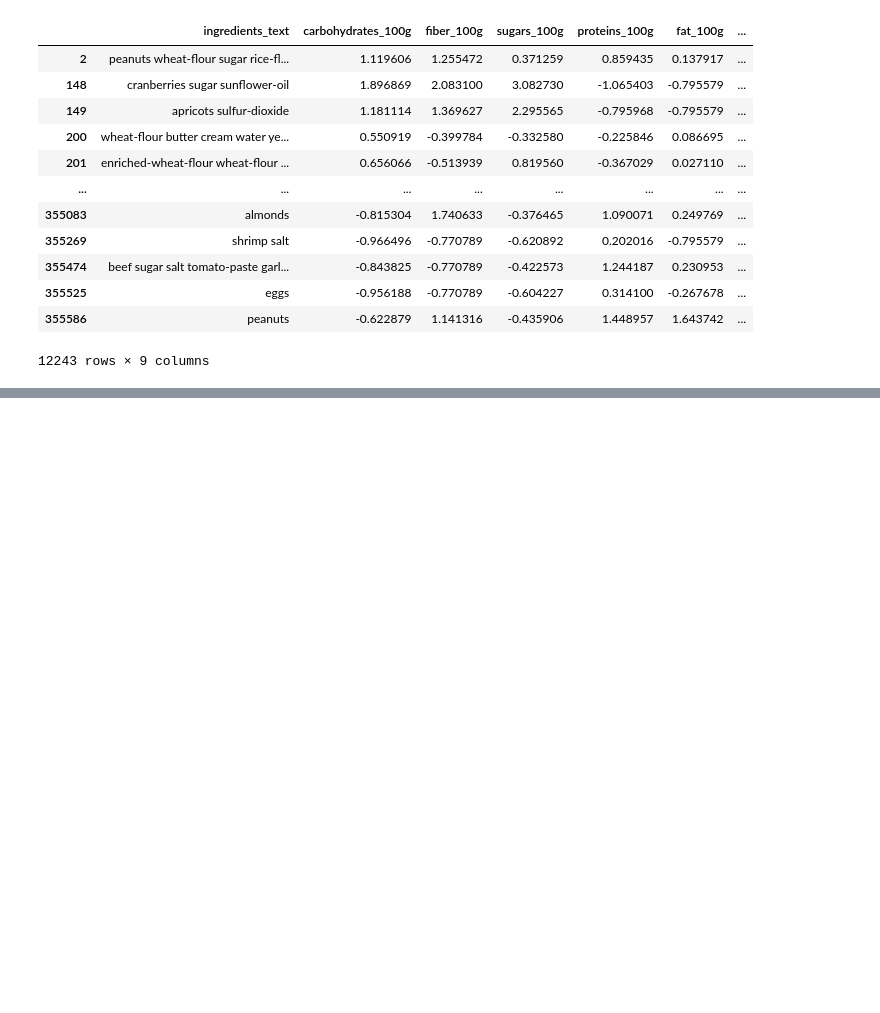
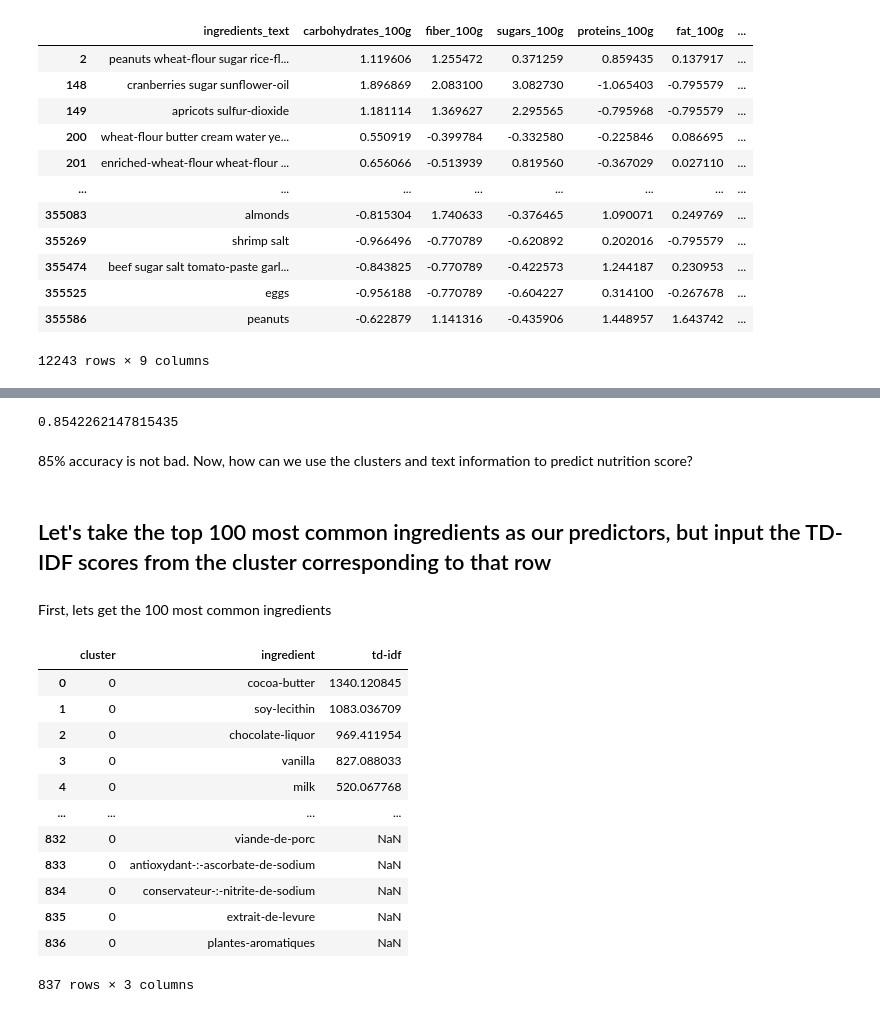
Before and after one commit to gabet2/STAT542, a Jupyter notebook: gabet/0_Preprocess.ipynb, the cells around one changed output, grey strips where cells are left out. Saved outputs shown, nothing was run; the diff lists cells and outputs as text; code cells hidden in the pictures; blank space fills up the shorter version.

```diff
--- a/gabet/0_Preprocess.ipynb
+++ b/gabet/0_Preprocess.ipynb
@@ -431,0 +398,11 @@ dtm.head()
+# %%
+y_pred = model.predict(X_test.values.reshape(-1, 1))
+accuracy_score(y_test, y_pred)
+# %% [output]
+0.8542262147815435
+# %% [markdown]
+85% accuracy is not bad. Now, how can we use the clusters and text information to predict nutrition score?
+# %% [markdown]
+## Let's take the top 100 most common ingredients as our predictors, but input the TD-IDF scores from the cluster corresponding to that row
+# %% [markdown]
+First, lets get the 100 most common ingredients
@@ -431,0 +416,16 @@ dtm.head()
+# %%
+TD_IDF_key[TD_IDF_key.cluster == 0]
+# %% [output]
+|  | cluster | ingredient | td-idf |
+| 0 | 0 | cocoa-butter | 1340.120845 |
+| 1 | 0 | soy-lecithin | 1083.036709 |
+| 2 | 0 | chocolate-liquor | 969.411954 |
+| 3 | 0 | vanilla | 827.088033 |
+| 4 | 0 | milk | 520.067768 |
+| ... | ... | ... | ... |
+| 832 | 0 | viande-de-porc | NaN |
+| 833 | 0 | antioxydant-:-ascorbate-de-sodium | NaN |
+| 834 | 0 | conservateur-:-nitrite-de-sodium | NaN |
+| 835 | 0 | extrait-de-levure | NaN |
+| 836 | 0 | plantes-aromatiques | NaN |
+837 rows × 3 columns
```
Also changed, not shown: parts of 35 cells of this notebook.
